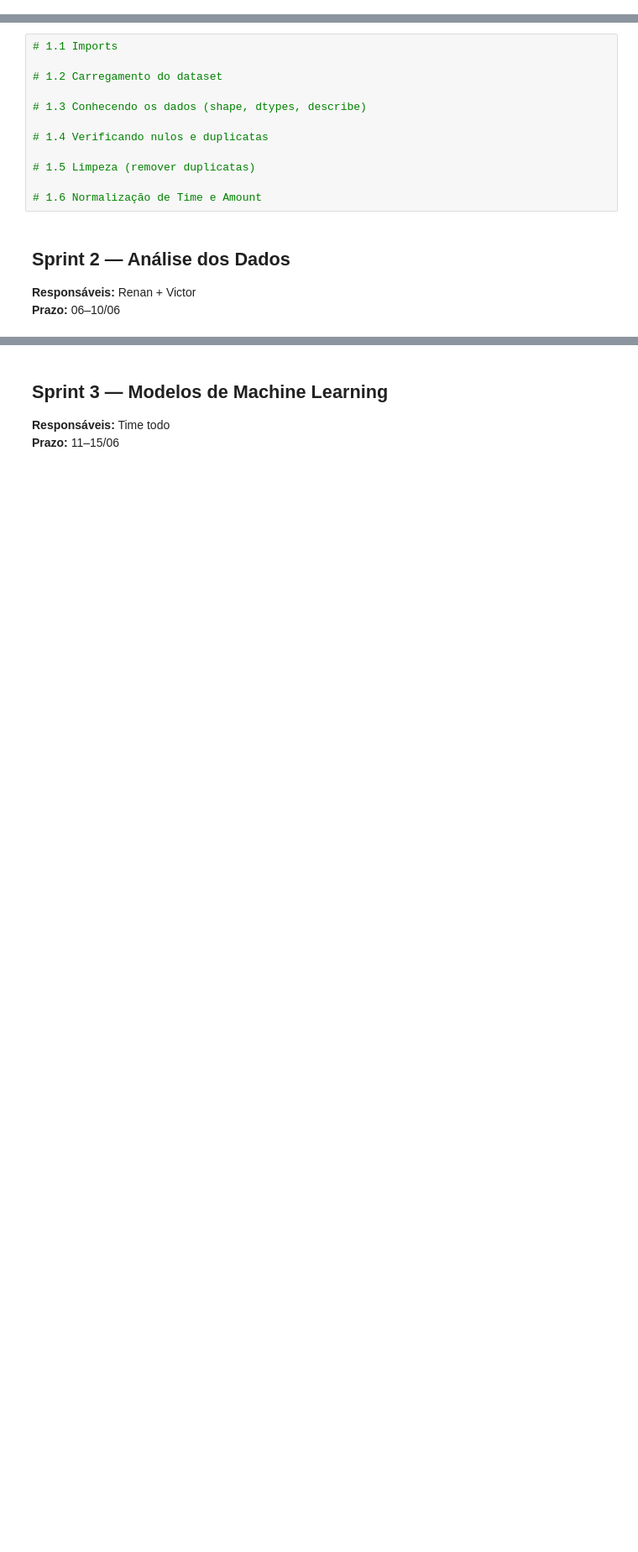
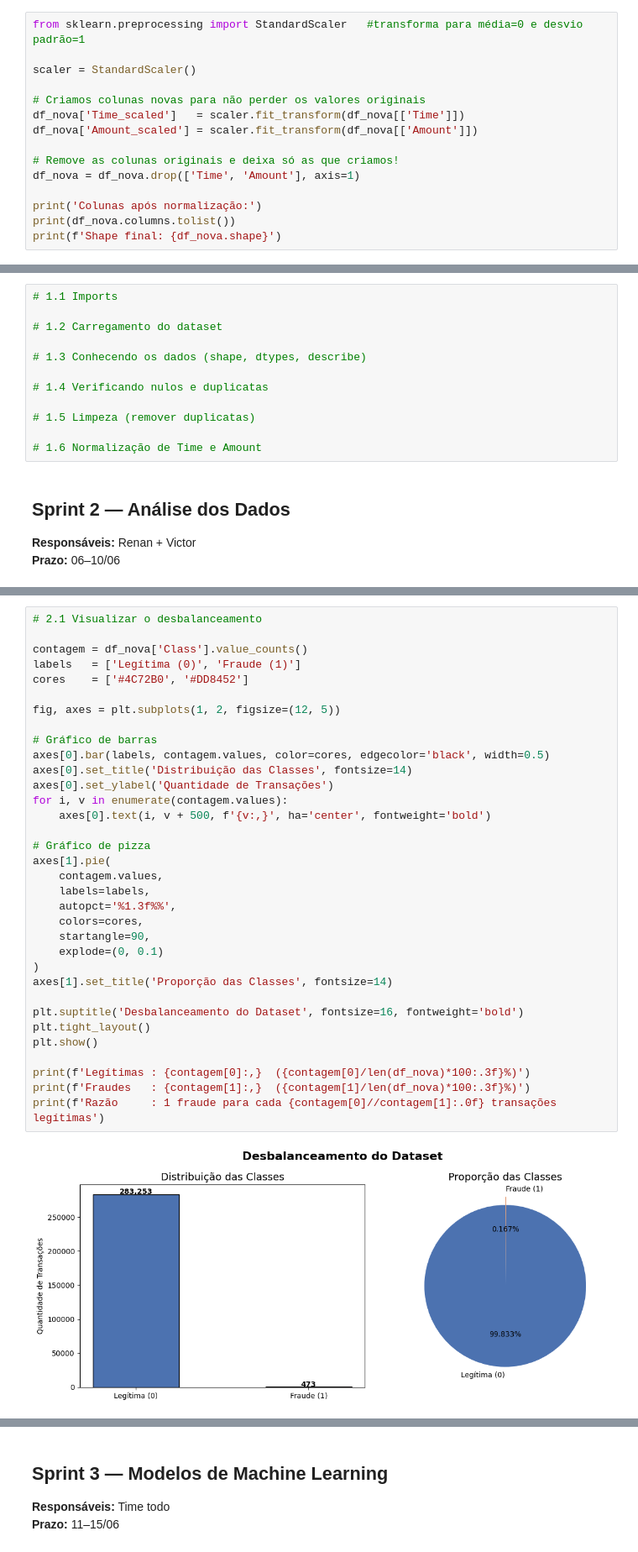
Before and after one commit to gleicymt-star/fraude-cartao-credito-, a Jupyter notebook: fraude_cartao_projeto.ipynb, the cells around one changed output, grey strips where cells are left out. Shown at 84% size. Cells and saved outputs as stored; diff of their text form; blank space fills up the shorter version.

```diff
--- a/fraude_cartao_projeto.ipynb
+++ b/fraude_cartao_projeto.ipynb
@@ -14,0 +150,15 @@
+# %%
+from sklearn.preprocessing import StandardScaler   #transforma para média=0 e desvio padrão=1
+
+scaler = StandardScaler()
+
+# Criamos colunas novas para não perder os valores originais
+df_nova['Time_scaled']   = scaler.fit_transform(df_nova[['Time']])
+df_nova['Amount_scaled'] = scaler.fit_transform(df_nova[['Amount']])
+
+# Remove as colunas originais e deixa só as que criamos!
+df_nova = df_nova.drop(['Time', 'Amount'], axis=1)
+
+print('Colunas após normalização:')
+print(df_nova.columns.tolist())
+print(f'Shape final: {df_nova.shape}')
@@ -40,0 +194,36 @@
+# %%
+# 2.1 Visualizar o desbalanceamento
+
+contagem = df_nova['Class'].value_counts()
+labels   = ['Legítima (0)', 'Fraude (1)']
+cores    = ['#4C72B0', '#DD8452']
+
+fig, axes = plt.subplots(1, 2, figsize=(12, 5))
+
+# Gráfico de barras
+axes[0].bar(labels, contagem.values, color=cores, edgecolor='black', width=0.5)
+axes[0].set_title('Distribuição das Classes', fontsize=14)
+axes[0].set_ylabel('Quantidade de Transações')
+for i, v in enumerate(contagem.values):
+    axes[0].text(i, v + 500, f'{v:,}', ha='center', fontweight='bold')
+
+# Gráfico de pizza
+axes[1].pie(
+    contagem.values,
+    labels=labels,
+    autopct='%1.3f%%',
+    colors=cores,
+    startangle=90,
+    explode=(0, 0.1)
+)
+axes[1].set_title('Proporção das Classes', fontsize=14)
+
+plt.suptitle('Desbalanceamento do Dataset', fontsize=16, fontweight='bold')
+plt.tight_layout()
+plt.show()
+
+print(f'Legítimas : {contagem[0]:,}  ({contagem[0]/len(df_nova)*100:.3f}%)')
+print(f'Fraudes   : {contagem[1]:,}  ({contagem[1]/len(df_nova)*100:.3f}%)')
+print(f'Razão     : 1 fraude para cada {contagem[0]//contagem[1]:.0f} transações legítimas')
+# %% [output]
+[figure, added]
```
Also changed, not shown: parts of 42 cells of this notebook.
